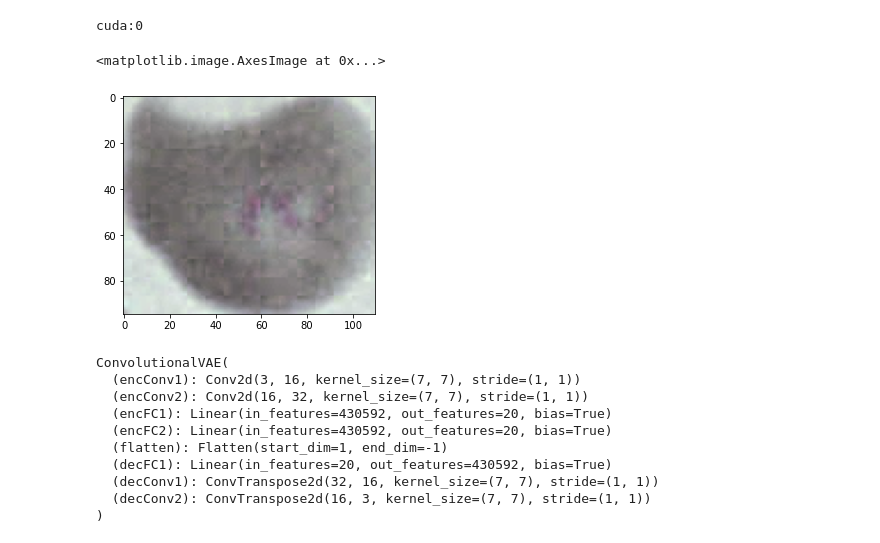
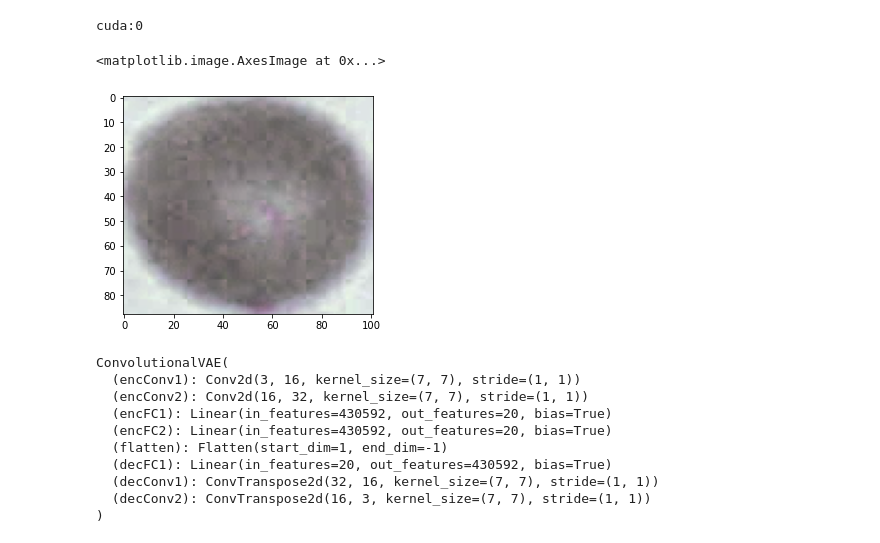
Before and after one commit to Biomedical-Data-Design/Interpretable-ML, a Jupyter notebook: patch_cell_with_VAE.ipynb, the cells around one changed output. Saved outputs shown, nothing was run; the diff lists cells and outputs as text; code cells hidden in the pictures.

```diff
--- a/patch_cell_with_VAE.ipynb
+++ b/patch_cell_with_VAE.ipynb
@@ -47,12 +47,12 @@ bbox_h_mean = np.mean(bbox_array[3, :])
 bbox_w_mean = np.mean(bbox_array[2, :])
 # %%
 # Select cell
-c_example = cnts[20]
+c_example = cnts[18]
 x, y, w, h = cv2.boundingRect(c_example)  # bounding box location in the picture
 plt.imshow(image[y:y+h, x:x+w])
 # %% [output]
 <matplotlib.image.AxesImage at 0x...>
-[figure, old version]
+[figure, new version]
 # %%
 order_dict = torch.load("./vae_cell_conv.pt", map_location=device)
 model = ConvolutionalVAE(imgChannels=3)
```
Also changed, not shown: parts of 7 cells of this notebook.
